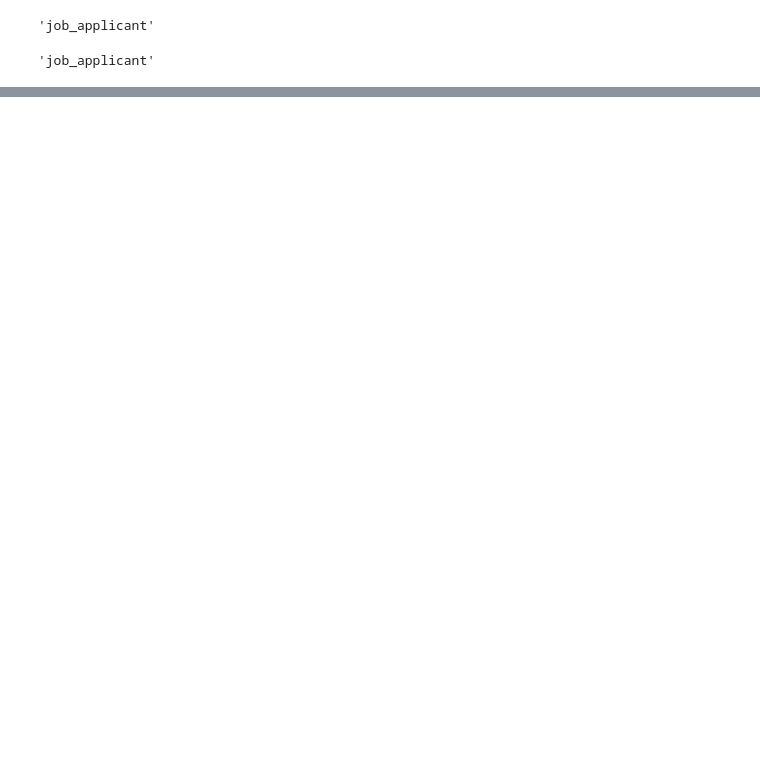
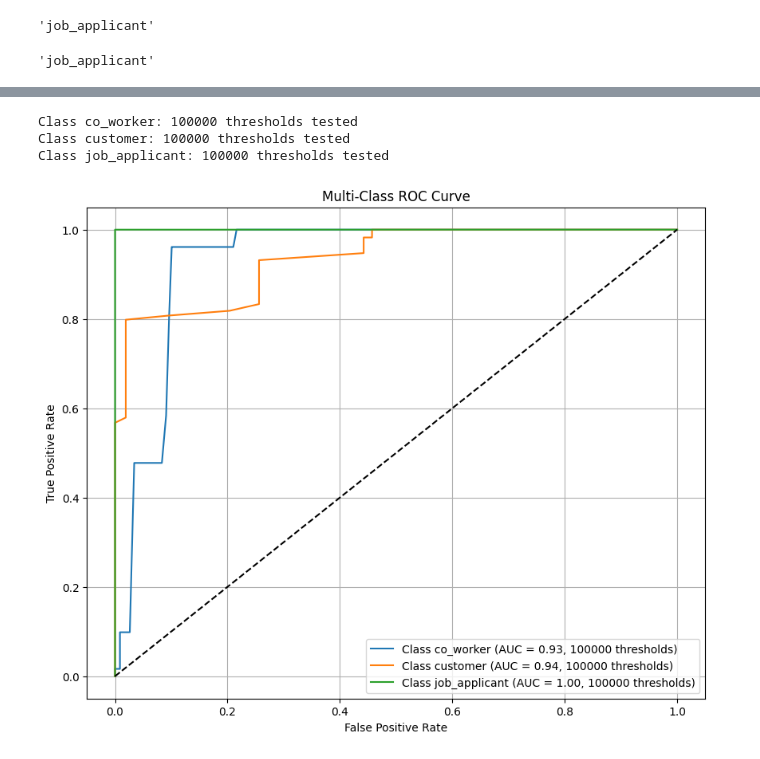
Before and after one commit to moghit-eou/Text-Categorization-TF-IDF-Word2Vec-Embeddings, a Jupyter notebook: LogisticRegression/balance.ipynb, the cells around one changed output, grey strips where cells are left out. Drawn from its saved outputs; the diff is of its cells as text; code cells hidden in the pictures; blank space fills up the shorter version.

```diff
--- a/LogisticRegression/balance.ipynb
+++ b/LogisticRegression/balance.ipynb
@@ -203,0 +231,60 @@ plt.show()
+# %%
+import numpy as np
+from sklearn.metrics import roc_curve, auc
+
+# Compute ROC curve and AUC for each class
+fpr = dict()
+tpr = dict()
+roc_auc = dict()
+thresholds = dict()
+
+for i in range(len(classes)):
+    # Create a custom array of thresholds (e.g., 1000 thresholds between 0 and 1)
+    custom_thresholds = np.linspace(0, 1, 100000)
+
+    # Calculate FPR and TPR for each threshold manually
+    fpr[i] = []
+    tpr[i] = []
+
+    for threshold in custom_thresholds:
+        # Create binary predictions based on threshold
+        y_pred = (y_score[:, i] >= threshold).astype(int)
+
+        # Calculate true positives, false positives, true negatives, false negatives
+        tp = np.sum((y_pred == 1) & (y_test_bin[:, i] == 1))
+        fp = np.sum((y_pred == 1) & (y_test_bin[:, i] == 0))
+        tn = np.sum((y_pred == 0) & (y_test_bin[:, i] == 0))
+        fn = np.sum((y_pred == 0) & (y_test_bin[:, i] == 1))
+
+        # Calculate TPR and FPR
+        tpr_value = tp / (tp + fn) if (tp + fn) > 0 else 0
+        fpr_value = fp / (fp + tn) if (fp + tn) > 0 else 0
+
+        tpr[i].append(tpr_value)
+        fpr[i].append(fpr_value)
+
+    # Convert to numpy arrays
+    fpr[i] = np.array(fpr[i])
+    tpr[i] = np.array(tpr[i])
+    thresholds[i] = custom_thresholds
+
+    # Calculate AUC
+    roc_auc[i] = auc(fpr[i], tpr[i])
+    print(f"Class {classes[i]}: {len(custom_thresholds)} thresholds tested")
+
+# Plot all ROC curves
+plt.figure(figsize=(10, 8))
+for i in range(len(classes)):
+    plt.plot(fpr[i], tpr[i], label=f"Class {classes[i]} (AUC = {roc_auc[i]:.2f}, {len(thresholds[i])} thresholds)")
+plt.plot([0, 1], [0, 1], 'k--')  # Diagonal line
+plt.xlabel('False Positive Rate')
+plt.ylabel('True Positive Rate')
+plt.title('Multi-Class ROC Curve')
+plt.legend(loc="lower right")
+plt.grid()
+plt.show()
+# %% [output]
+Class co_worker: 100000 thresholds tested
+Class customer: 100000 thresholds tested
+Class job_applicant: 100000 thresholds tested
+[figure, added]
```
Also changed, not shown: parts of 8 cells of this notebook, 5 other files.
